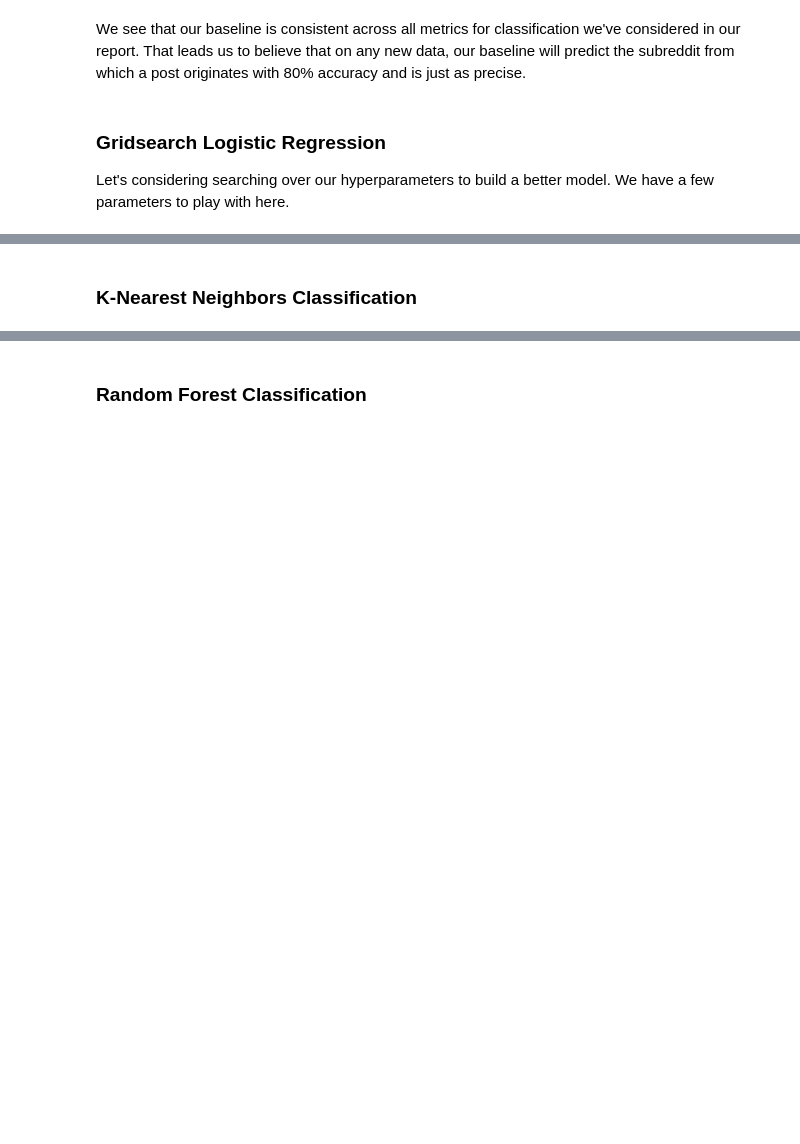
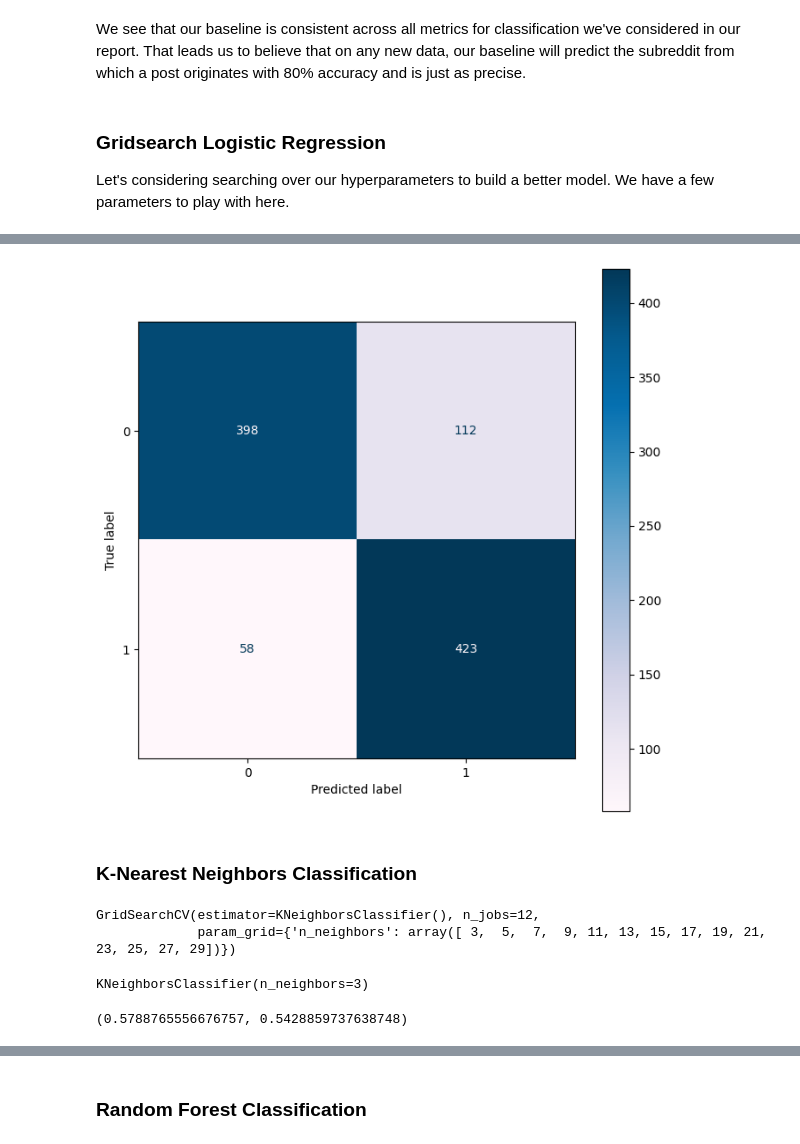
Before and after one commit to dmehta94/project-3-reddit-nlp-litigation-analysis, a Jupyter notebook: code/analysis.ipynb, the cells around one changed output, grey strips where cells are left out. Drawn from its saved outputs; the diff is of its cells as text; code cells hidden in the pictures; blank space fills up the shorter version.

```diff
--- a/code/analysis.ipynb
+++ b/code/analysis.ipynb
@@ -626,13 +542,13 @@ logreg = LogisticRegression(solver = 'saga',
                             random_state = 20241126)
 
 # Hyperparameter grid
-hyperparams = {'penalty': ['l1', 'l2', 'elasticnet'],
+hyperparams = {'penalty': ['l1', 'l2'],
                'C': np.linspace(start = 0.1, stop = 0.9, num = 5)}
 
 # Instantiate a GridSearchCV object
-gs = GridSearchCV(estimator = logreg,
+logreg_gs = GridSearchCV(estimator = logreg,
                   param_grid = hyperparams,
                   n_jobs = 12)
 # %%
 # Fit the GridSearch over the specified hyperparameters and perform 5-fold cross-validation
-gs.fit(processed_train, y_train)
+logreg_gs.fit(processed_train, y_train)
@@ -642,3 +585,12 @@ gs.best_estimator_
+# %%
+fig, ax = plt.subplots(figsize = (8,8))
+ConfusionMatrixDisplay.from_estimator(logreg_gs.best_estimator_,
+                                      processed_test,
+                                      y_test,
+                                      cmap = 'PuBu',
+                                      ax = ax);
+# %% [output]
+[figure, added]
 # %% [markdown]
 ### K-Nearest Neighbors Classification
 # %%
@@ -649,0 +607,11 @@ knn.predict(processed_test)
+# %%
+# Fit the GridSearch over the specified hyperparameters and perform 5-fold cross-validation
+knn_gs.fit(processed_train, y_train)
+# %% [output]
+GridSearchCV(estimator=KNeighborsClassifier(), n_jobs=12,
+             param_grid={'n_neighbors': array([ 3,  5,  7,  9, 11, 13, 15, 17, 19, 21, 23, 25, 27, 29])})
+# %%
+# Best estimator
+knn_gs.best_estimator_
+# %% [output]
+KNeighborsClassifier(n_neighbors=3)
@@ -649,0 +620,4 @@ knn.predict(processed_test)
+# %%
+knn_gs.best_estimator_.score(processed_train, y_train), knn_gs.best_estimator_.score(processed_test, y_test)
+# %% [output]
+(0.5788765556676757, 0.5428859737638748)
```
Also changed, not shown: parts of 35 cells of this notebook, 1 other file.
